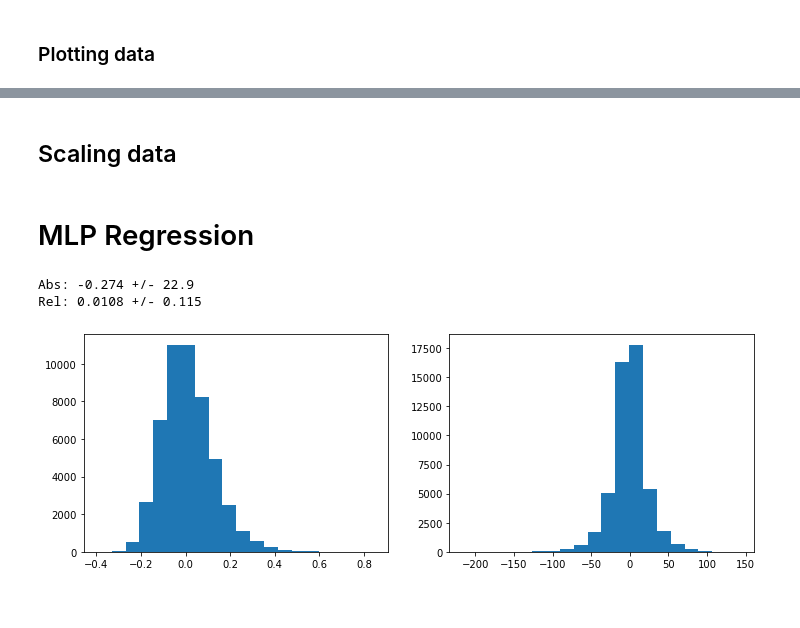
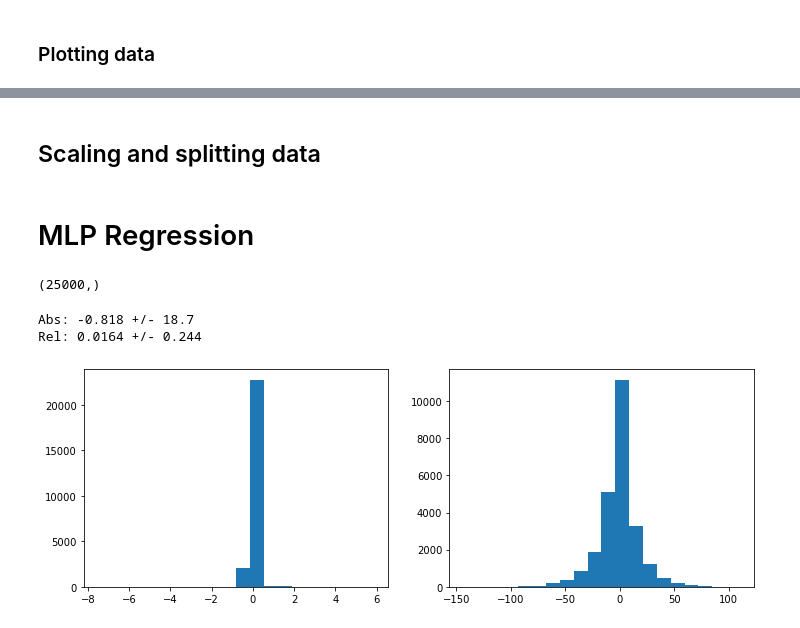
Before and after one commit to RaulRPrado/LearningDataScience, a Jupyter notebook: Simple2DRegression/Simple2DRegression.ipynb, the cells around one changed output, grey strips where cells are left out. Saved outputs shown, nothing was run; the diff lists cells and outputs as text; code cells hidden in the pictures.

Commit message:
simple scaling applied

```diff
--- a/Simple2DRegression/Simple2DRegression.ipynb
+++ b/Simple2DRegression/Simple2DRegression.ipynb
@@ -57,7 +56,7 @@ def create_dataset(size):
     return df
 # %%
 # Creating dataset for plotting
-data = create_dataset(200_000)
+data = create_dataset(100_000)
 data
 # %% [output]
 |  | x | y | z |
@@ -85,2 +84,2 @@ ax.scatter3D(data['x'], data['y'], data['z'], c='g', s=0.001)
 # %% [markdown]
-## Scaling data
+## Scaling and splitting data
@@ -95,3 +99,15 @@ ax.scatter3D(data['x'], data['y'], data['z'], c='g', s=0.001)
+# %%
+# Scaling data
+scaler_features = StandardScaler()
+scaler_features.fit(features_train)
+
+features_train_scaled = scaler_features.transform(features_train)
+features_test_scaled = scaler_features.transform(features_test)
+
+scaler_target = StandardScaler()
+scaler_target.fit(target_train)
+
+target_train_scaled = scaler_target.transform(target_train)
 # %% [markdown]
 # MLP Regression
 # %%
@@ -114,4 +119,4 @@ reg = MLPRegressor(
     activation="relu",
     random_state=1,
     max_iter=2000
-).fit(features_train, target_train)
+).fit(features_train_scaled, np.ravel(target_train_scaled))
@@ -120,22 +123,28 @@ pred_test = reg.predict(features_test)
+# %%
+pred_test = reg.predict(features_test_scaled)
+pred_test = scaler_target.inverse_transform(pred_test)
+print(pred_test.shape)
+# %% [output]
+(25000,)
 # %%
-abs_deviation = (pred_test - target_test)
-rel_deviation = abs_deviation / target_test
+abs_deviation = (pred_test - np.ravel(target_test))
+rel_deviation = abs_deviation / np.ravel(target_test)
 
 fig, (ax1, ax2) = plt.subplots(1, 2, figsize=(12, 4))
 ax1.hist(rel_deviation, bins=20)
 ax2.hist(abs_deviation, bins=20)
 
 mean_abs = np.mean(abs_deviation)
 std_abs = np.std(abs_deviation)
 print('Abs: {:.3} +/- {:.3}'.format(mean_abs, std_abs))
 
 mean_rel = np.mean(rel_deviation)
 std_rel = np.std(rel_deviation)
 print('Rel: {:.3} +/- {:.3}'.format(mean_rel, std_rel))
 # %% [output]
-Abs: -0.274 +/- 22.9
-Rel: 0.0108 +/- 0.115
+Abs: -0.818 +/- 18.7
+Rel: 0.0164 +/- 0.244
-[figure, old version]
+[figure, new version]
 # %%
 fig, ((ax1, ax2), (ax3, ax4)) = plt.subplots(2, 2, figsize=(12, 8))
 
```
Also changed, not shown: parts of 14 cells of this notebook.
